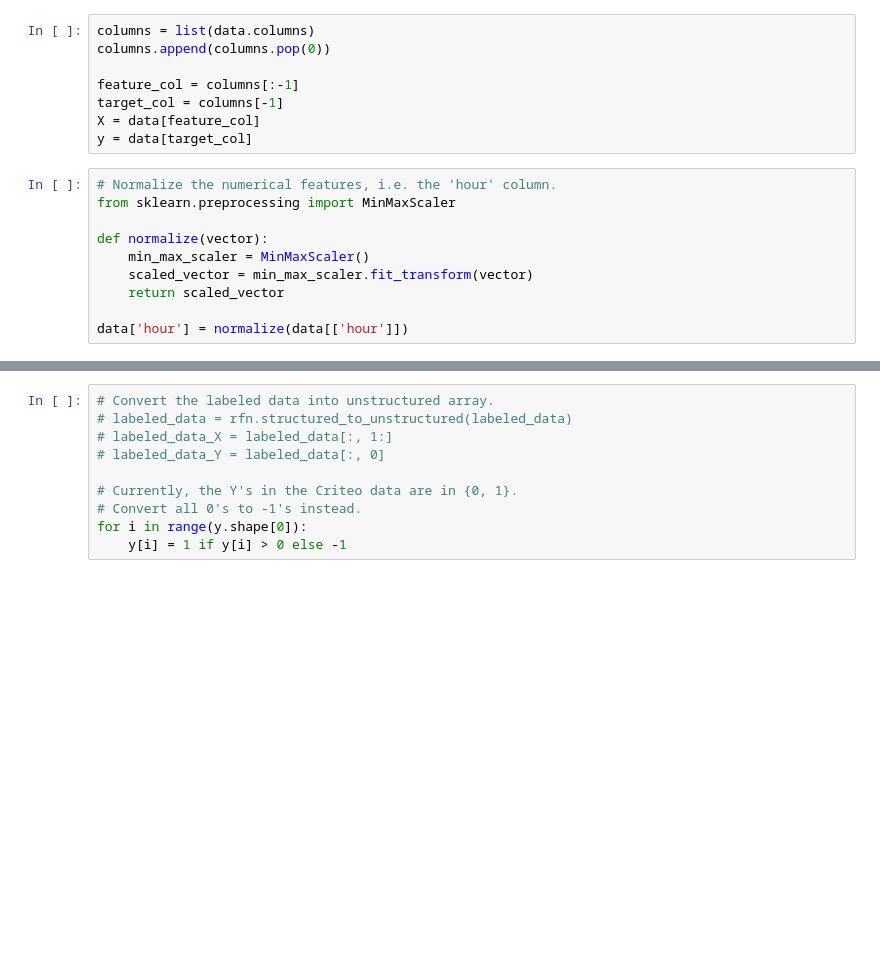
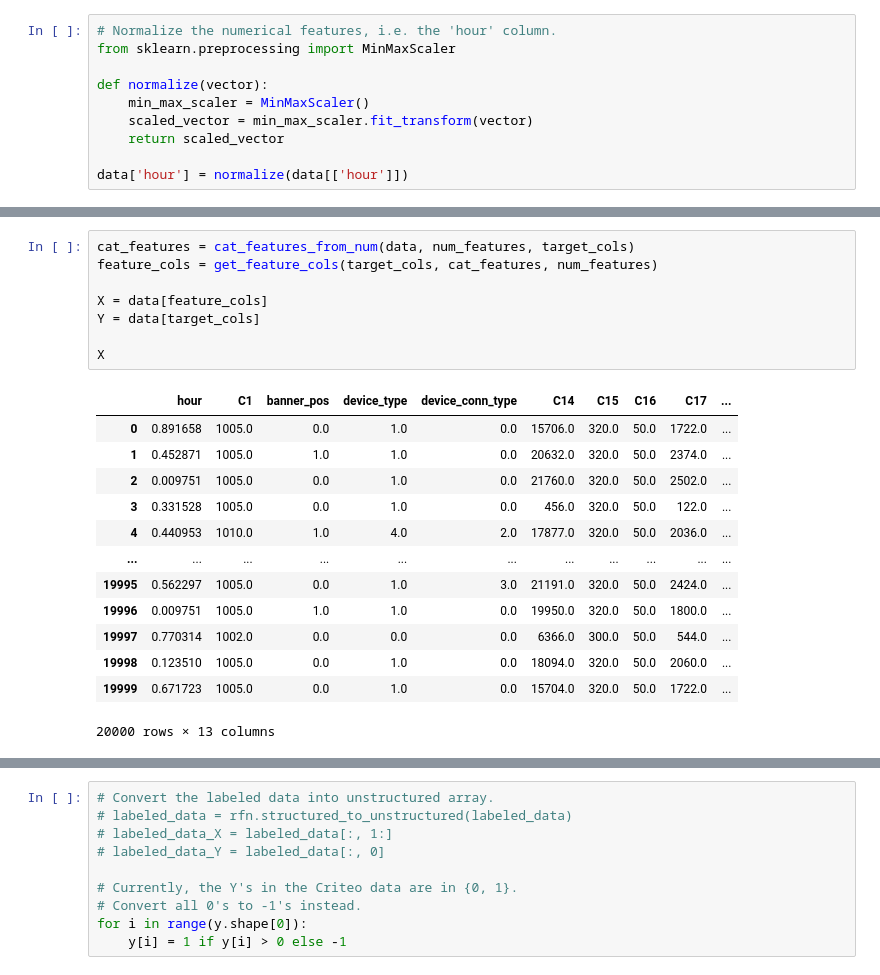
Before and after one commit to Unique-Divine/Click-Through-Rate-Prediction, a Jupyter notebook: CTR Prediction with Stochastic Gradient Descent.ipynb, the cells around one changed output, grey strips where cells are left out. Drawn from its saved outputs; the diff is of its cells as text; blank space fills up the shorter version.

```diff
--- a/CTR Prediction with Stochastic Gradient Descent.ipynb
+++ b/CTR Prediction with Stochastic Gradient Descent.ipynb
@@ -205,11 +205,3 @@ sns.heatmap(corr, annot=True, cmap='Blues')
-# %%
-columns = list(data.columns)
-columns.append(columns.pop(0))
-
-feature_col = columns[:-1]
-target_col = columns[-1]
-X = data[feature_col]
-y = data[target_col]
 # %%
 # Normalize the numerical features, i.e. the 'hour' column.
 from sklearn.preprocessing import MinMaxScaler
@@ -239,0 +286,22 @@ X = X_cat.join(X_num)
+# %%
+cat_features = cat_features_from_num(data, num_features, target_cols)
+feature_cols = get_feature_cols(target_cols, cat_features, num_features)
+
+X = data[feature_cols]
+Y = data[target_cols]
+
+X
+# %% [output]
+|  | hour | C1 | banner_pos | device_type | device_conn_type | C14 | C15 | C16 | C17 | ... |
+| 0 | 0.891658 | 1005.0 | 0.0 | 1.0 | 0.0 | 15706.0 | 320.0 | 50.0 | 1722.0 | ... |
+| 1 | 0.452871 | 1005.0 | 1.0 | 1.0 | 0.0 | 20632.0 | 320.0 | 50.0 | 2374.0 | ... |
+| 2 | 0.009751 | 1005.0 | 0.0 | 1.0 | 0.0 | 21760.0 | 320.0 | 50.0 | 2502.0 | ... |
+| 3 | 0.331528 | 1005.0 | 0.0 | 1.0 | 0.0 | 456.0 | 320.0 | 50.0 | 122.0 | ... |
+| 4 | 0.440953 | 1010.0 | 1.0 | 4.0 | 2.0 | 17877.0 | 320.0 | 50.0 | 2036.0 | ... |
+| ... | ... | ... | ... | ... | ... | ... | ... | ... | ... | ... |
+| 19995 | 0.562297 | 1005.0 | 0.0 | 1.0 | 3.0 | 21191.0 | 320.0 | 50.0 | 2424.0 | ... |
+| 19996 | 0.009751 | 1005.0 | 1.0 | 1.0 | 0.0 | 19950.0 | 320.0 | 50.0 | 1800.0 | ... |
+| 19997 | 0.770314 | 1002.0 | 0.0 | 0.0 | 0.0 | 6366.0 | 300.0 | 50.0 | 544.0 | ... |
+| 19998 | 0.123510 | 1005.0 | 0.0 | 1.0 | 0.0 | 18094.0 | 320.0 | 50.0 | 2060.0 | ... |
+| 19999 | 0.671723 | 1005.0 | 0.0 | 1.0 | 0.0 | 15704.0 | 320.0 | 50.0 | 1722.0 | ... |
+20000 rows × 13 columns
```
Also changed, not shown: parts of 9 cells of this notebook.
